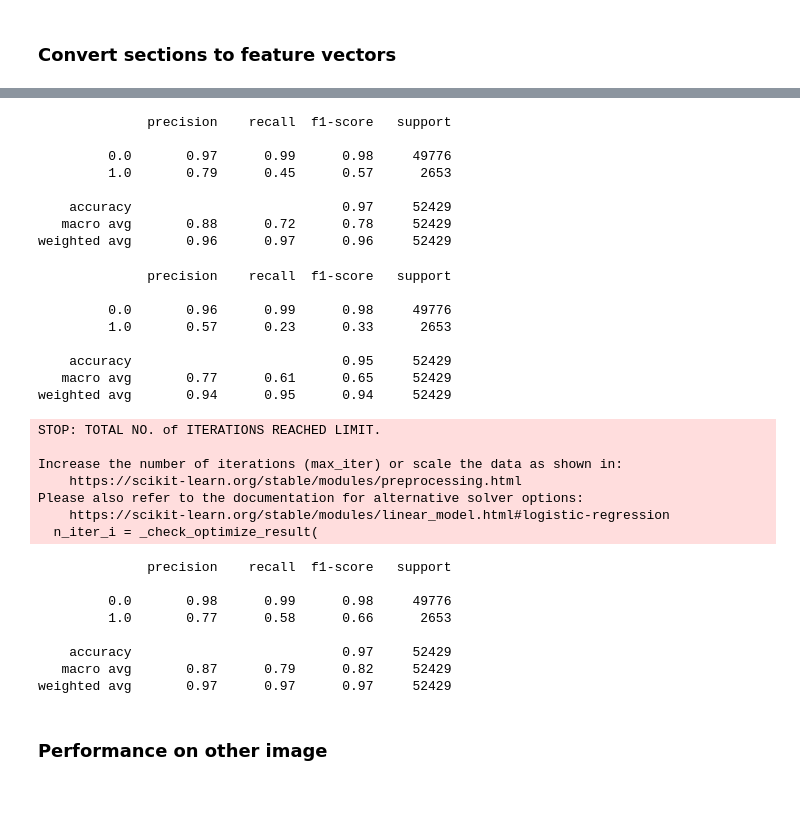
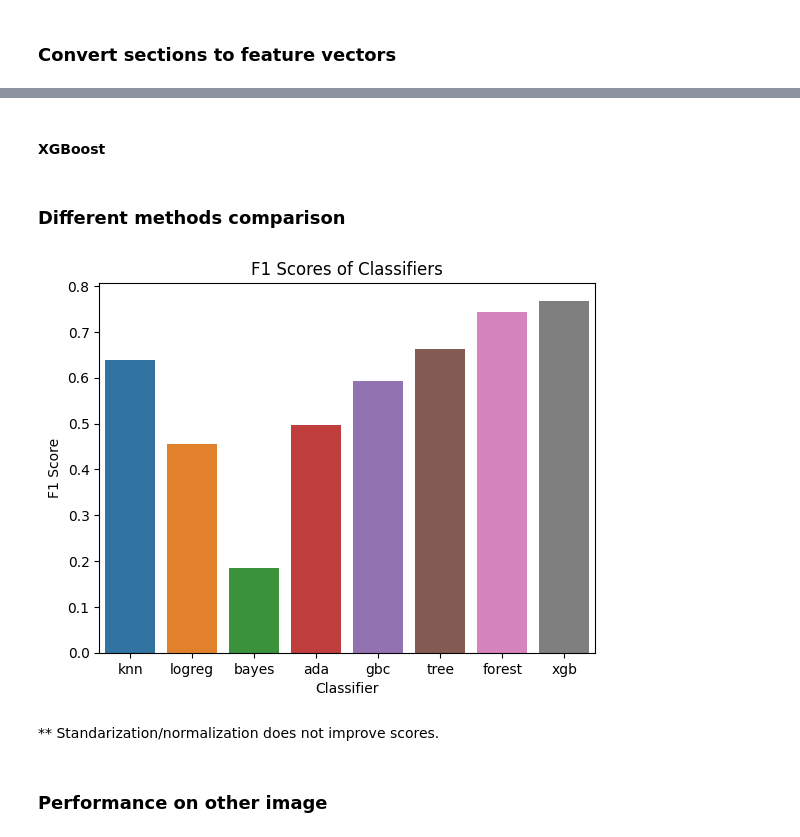
Before and after one commit to kamil271e/retinal-vessels-segmentation, a Jupyter notebook: ml/vessels_segm.ipynb, the cells around one changed output, grey strips where cells are left out. Drawn from its saved outputs; the diff is of its cells as text; code cells hidden in the pictures; blank space fills up the shorter version.

Commit message:
[#2] Classifiers performance comparison and new feature vectors

```diff
--- a/ml/vessels_segm.ipynb
+++ b/ml/vessels_segm.ipynb
@@ -115,0 +144,4 @@ weighted avg       0.94      0.95      0.95     52429
+# %%
+gbc = GradientBoostingClassifier()
+gbc.fit(X_train, y_train)
+f1_scores['gbc'] = f1_score(y_test, gbc.predict(X_test))
@@ -116,5 +150,4 @@ weighted avg       0.94      0.95      0.95     52429
 # %%
 tree_clf = DecisionTreeClassifier()
 tree_clf.fit(X_train, y_train)
-y_pred = tree_clf.predict(X_test)
-print(classification_report(y_test, y_pred))
+f1_scores['tree'] = f1_score(y_test, tree_clf.predict(X_test))
@@ -130,52 +156,28 @@ weighted avg       0.95      0.95      0.95     52429
 # %%
 forest_clf = RandomForestClassifier()
 forest_clf.fit(X_train, y_train)
-y_pred = forest_clf.predict(X_test)
-print(classification_report(y_test, y_pred))
+f1_scores['forest'] = f1_score(y_test, forest_clf.predict(X_test))
-# %% [output]
-              precision    recall  f1-score   support
-
-         0.0       0.97      0.99      0.98     49776
-         1.0       0.79      0.45      0.57      2653
-
-    accuracy                           0.97     52429
-   macro avg       0.88      0.72      0.78     52429
-weighted avg       0.96      0.97      0.96     52429
-# %%
-logreg = LogisticRegression()
-logreg.fit(X_train, y_train)
-y_pred = logreg.predict(X_test)
-print(classification_report(y_test, y_pred))
-# %% [output]
-              precision    recall  f1-score   support
-
-         0.0       0.96      0.99      0.98     49776
-         1.0       0.57      0.23      0.33      2653
-
-    accuracy                           0.95     52429
-   macro avg       0.77      0.61      0.65     52429
-weighted avg       0.94      0.95      0.94     52429
-STOP: TOTAL NO. of ITERATIONS REACHED LIMIT.
-
-Increase the number of iterations (max_iter) or scale the data as shown in:
-    https://scikit-learn.org/stable/modules/preprocessing.html
-Please also refer to the documentation for alternative solver options:
-    https://scikit-learn.org/stable/modules/linear_model.html#logistic-regression
-  n_iter_i = _check_optimize_result(
+# %% [markdown]
+#### XGBoost
 # %%
 xgb_clf = xgb.XGBClassifier()
 xgb_clf.fit(X_train, y_train)
-y_pred = xgb_clf.predict(X_test)
-print(classification_report(y_test, y_pred))
+f1_scores['xgb'] = f1_score(y_test, xgb_clf.predict(X_test))
-# %% [output]
-              precision    recall  f1-score   support
-
-         0.0       0.98      0.99      0.98     49776
-         1.0       0.77      0.58      0.66      2653
-
-    accuracy                           0.97     52429
-   macro avg       0.87      0.79      0.82     52429
-weighted avg       0.97      0.97      0.97     52429
+# %% [markdown]
+### Different methods comparison
+# %%
+df = pd.DataFrame.from_dict(f1_scores, orient='index', columns=['F1 Score'])
+df.reset_index(inplace=True)
+df.rename(columns={'index': 'Classifier'}, inplace=True)
+sns.barplot(data=df, x='Classifier', y='F1 Score')
+plt.xlabel('Classifier')
+plt.ylabel('F1 Score')
+plt.title('F1 Scores of Classifiers')
+plt.show()
+# %% [output]
+[figure, added]
+# %% [markdown]
+** Standarization/normalization does not improve scores.
 # %% [markdown]
 ### Performance on other image
 # %%
```
Also changed, not shown: parts of 30 cells of this notebook, 2 other files.
